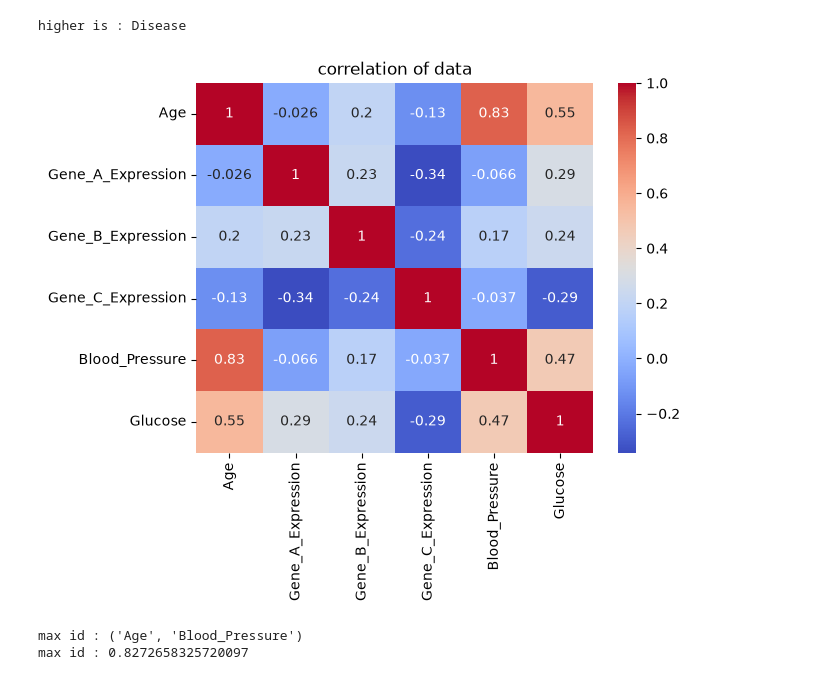
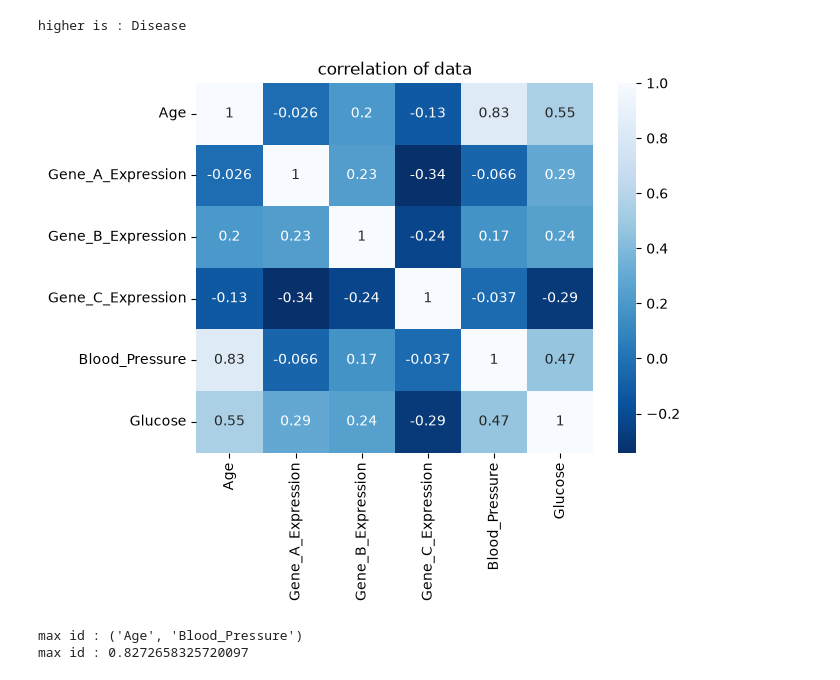
Before and after one commit to itschathura/Machine-Learning-for-Bioinformatics, a Jupyter notebook: Day3 - Asignment/revision.ipynb, the cells around one changed output. Drawn from its saved outputs; the diff is of its cells as text; code cells hidden in the pictures.

```diff
--- a/Day3 - Asignment/revision.ipynb
+++ b/Day3 - Asignment/revision.ipynb
@@ -174,30 +183,30 @@ higher is : Disease
 # %%
 columns = [
     'Age',
     'Gene_A_Expression',
     'Gene_B_Expression',
     'Gene_C_Expression',
     'Blood_Pressure',
     'Glucose'
 ]
 
 corr = df[columns].corr()
 sns.heatmap(
     corr,
     annot=True,
-    cmap="coolwarm"
+    cmap="Blues_r"
 )
 plt.title("correlation of data")
 plt.show()
 
 corr2 = corr.copy()
 
 for i in range(len(corr2)):
     corr2.iloc[i, i] = 0
 
 print(f"max id : { corr2.stack().idxmax() }")
 print(f"max id : { corr2.stack().max() }")
 # %% [output]
-[figure, old version]
+[figure, new version]
 max id : ('Age', 'Blood_Pressure')
 max id : 0.8272658325720097
```
Also changed, not shown: parts of 4 cells of this notebook, 3 other files.
